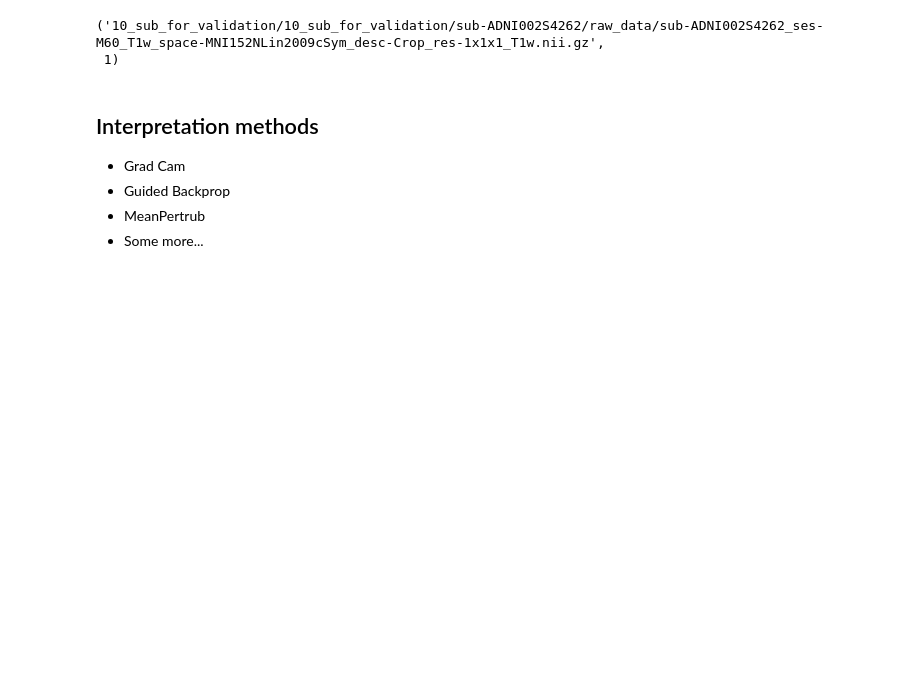
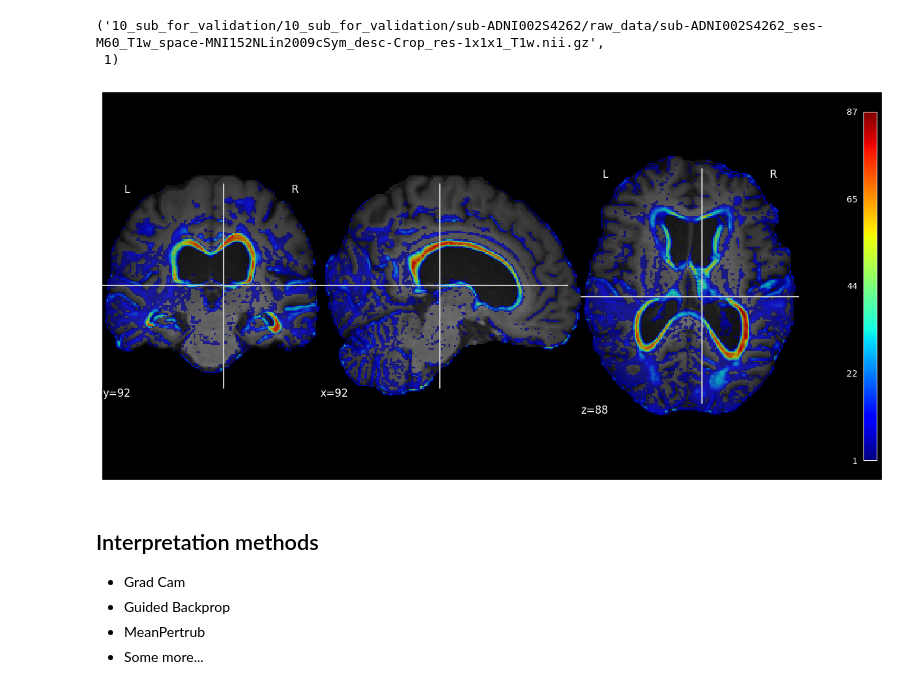
Before and after one commit to BobrG/neuro-ml-2002, a Jupyter notebook: project/baseline.ipynb, the cells around one changed output. Cells and saved outputs as stored; diff of their text form; code cells hidden in the pictures; blank space fills up the shorter version.

```diff
--- a/baseline.ipynb
+++ b/project/baseline.ipynb
@@ -139,3 +145,8 @@ test_loader.dataset[0]['image_path'], test_loader.dataset[0]['label']
 # %% [output]
 ('10_sub_for_validation/10_sub_for_validation/sub-ADNI002S4262/raw_data/sub-ADNI002S4262_ses-M60_T1w_space-MNI152NLin2009cSym_desc-Crop_res-1x1x1_T1w.nii.gz',
  1)
+# %%
+dataset_img = data_test.__getitem__(0)
+display_interpretation(gt_mask, dataset_img, cut_coords=None)
+# %% [output]
+[figure, added]
```
Also changed, not shown: parts of 15 cells of this notebook, 7 other files.
